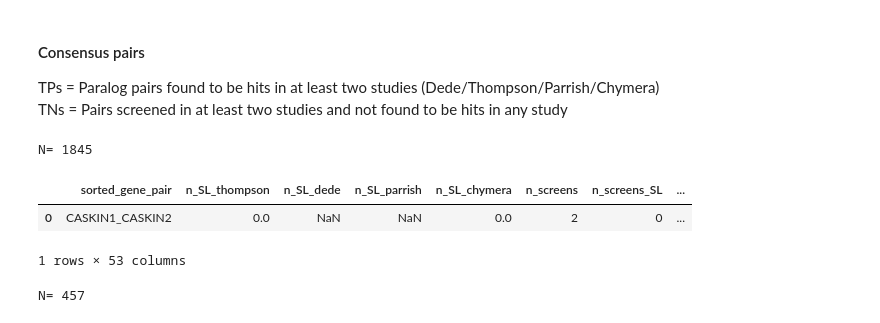
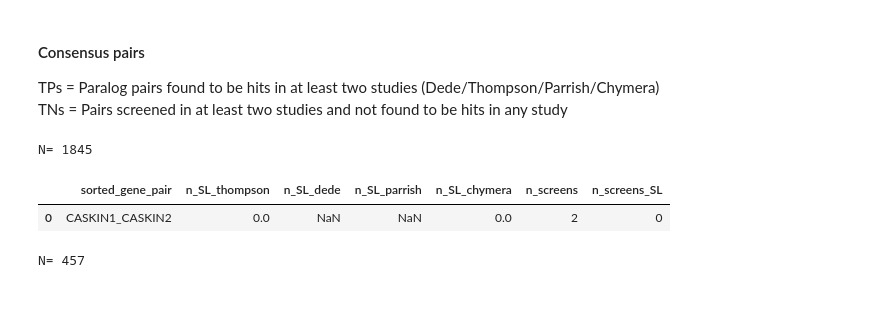
Before and after one commit to DeKegel/paralog_SL_prediction, a Jupyter notebook: 2_data_analysis/06_make_predictions.ipynb, the cells around one changed output. Drawn from its saved outputs; the diff is of its cells as text; code cells hidden in the pictures.

```diff
--- a/2_data_analysis/06_make_predictions.ipynb
+++ b/2_data_analysis/06_make_predictions.ipynb
@@ -101,15 +101,14 @@ All: 72 / 658
 TPs = Paralog pairs found to be hits in at least two studies (Dede/Thompson/Parrish/Chymera)
 TNs = Pairs screened in at least two studies and not found to be hits in any study
 # %%
-all_screened_pairs_raw = pd.read_csv(file_all_screened_pairs)
-print('N=', all_screened_pairs_raw.shape[0])
+all_screened_pairs = pd.read_csv(file_all_screened_pairs)
+print('N=', all_screened_pairs.shape[0])
 display(all_screened_pairs[:1])
 all_screened_pairs = pd.merge(all_screened_pairs, all_paralog_annotations)
 # %% [output]
 N= 1845
-|  | sorted_gene_pair | n_SL_thompson | n_SL_dede | n_SL_parrish | n_SL_chymera | n_screens | n_screens_SL | ... |
-| 0 | CASKIN1_CASKIN2 | 0.0 | NaN | NaN | 0.0 | 2 | 0 | ... |
+|  | sorted_gene_pair | n_SL_thompson | n_SL_dede | n_SL_parrish | n_SL_chymera | n_screens | n_screens_SL |
+| 0 | CASKIN1_CASKIN2 | 0.0 | NaN | NaN | 0.0 | 2 | 0 |
-1 rows × 53 columns
 # %%
 consensus_pairs = pd.read_csv(file_consensus_pairs)
 print('N=', consensus_pairs.shape[0])
```
Also changed, not shown: parts of 1 cell of this notebook, 2 other files.
